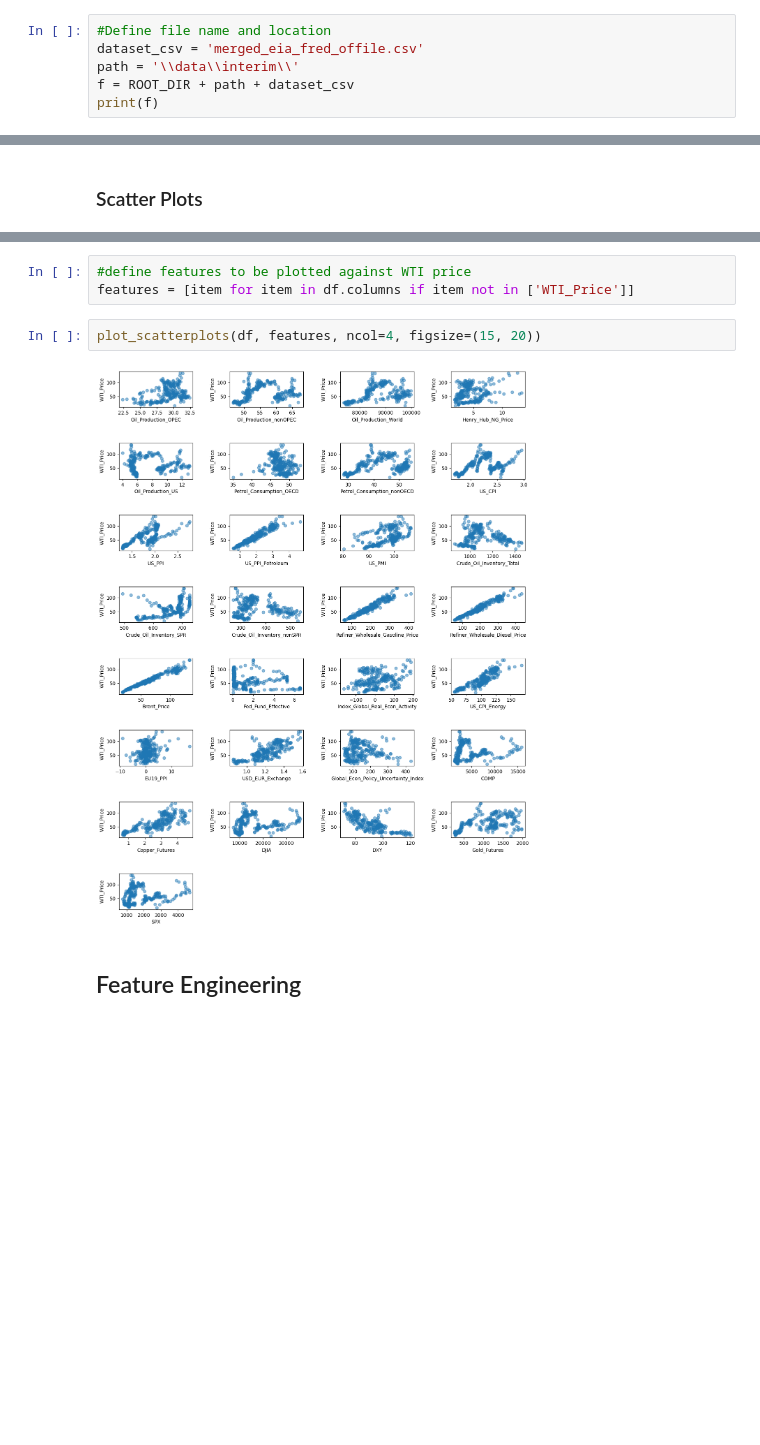
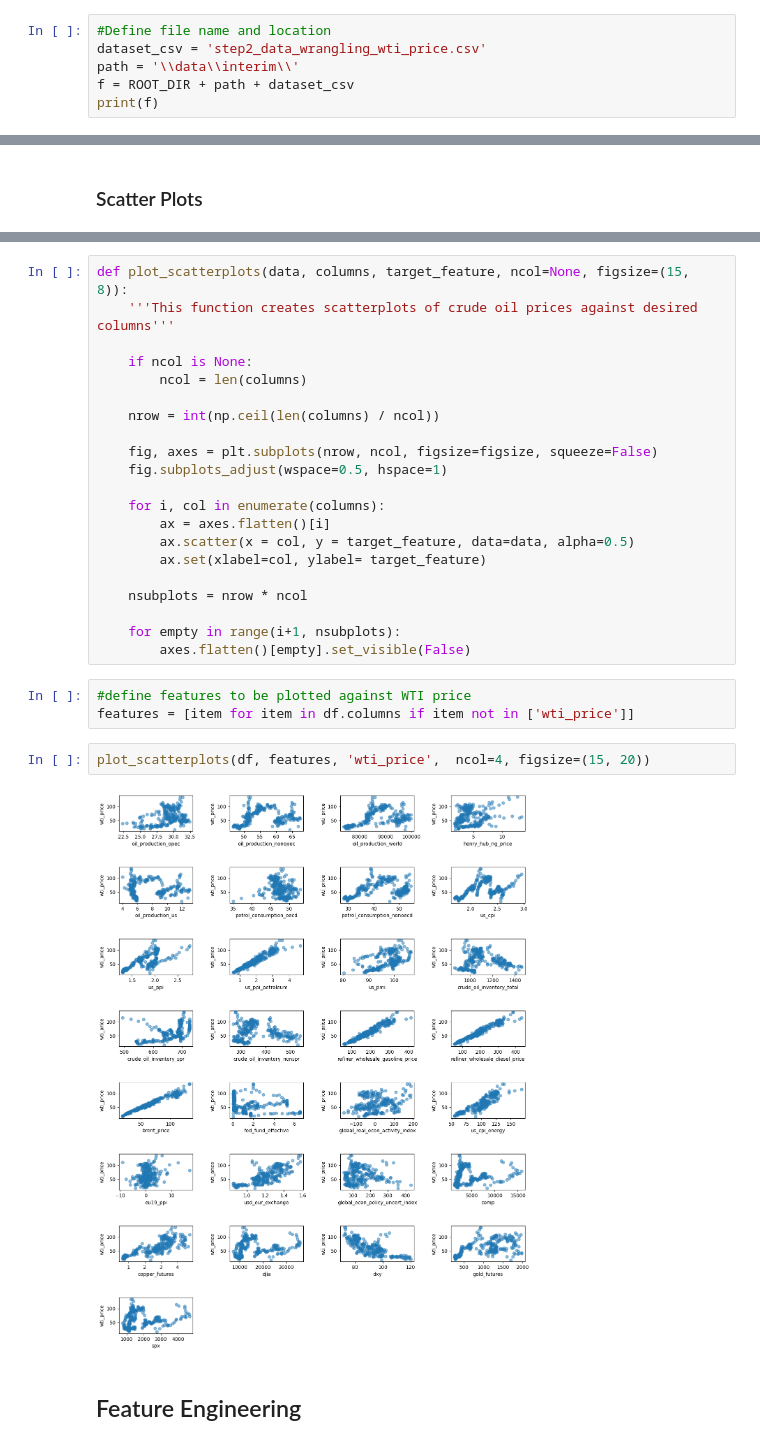
Before and after one commit to faridjn/WTI_Crude_Oil_Price_Prediction_Using_ML, a Jupyter notebook: notebooks/03_exploratory_data_analysis.ipynb, the cells around one changed output, grey strips where cells are left out. Drawn from its saved outputs; the diff is of its cells as text; blank space fills up the shorter version.

```diff
--- a/notebooks/03_exploratory_data_analysis.ipynb
+++ b/notebooks/03_exploratory_data_analysis.ipynb
@@ -30,7 +30,7 @@ print(ROOT_DIR)
 D:\gitProjects\springboard_capstone_1\Springboard_Capstone_01
 # %%
 #Define file name and location
-dataset_csv = 'merged_eia_fred_offile.csv'
+dataset_csv = 'step2_data_wrangling_wti_price.csv'
 path = '\\data\\interim\\'
 f = ROOT_DIR + path + dataset_csv
 print(f)
@@ -192,10 +195,31 @@ def plot_scatterplots(data, columns, ncol=None, figsize=(15, 8)):
+# %%
+def plot_scatterplots(data, columns, target_feature, ncol=None, figsize=(15, 8)):
+    '''This function creates scatterplots of crude oil prices against desired columns'''
+
+    if ncol is None:
+        ncol = len(columns)
+
+    nrow = int(np.ceil(len(columns) / ncol))
+
+    fig, axes = plt.subplots(nrow, ncol, figsize=figsize, squeeze=False)
+    fig.subplots_adjust(wspace=0.5, hspace=1)
+
+    for i, col in enumerate(columns):
+        ax = axes.flatten()[i]
+        ax.scatter(x = col, y = target_feature, data=data, alpha=0.5)
+        ax.set(xlabel=col, ylabel= target_feature)
+
+    nsubplots = nrow * ncol
+
+    for empty in range(i+1, nsubplots):
+        axes.flatten()[empty].set_visible(False)
 # %%
 #define features to be plotted against WTI price
-features = [item for item in df.columns if item not in ['WTI_Price']]
+features = [item for item in df.columns if item not in ['wti_price']]
 # %%
-plot_scatterplots(df, features, ncol=4, figsize=(15, 20))
+plot_scatterplots(df, features, 'wti_price',  ncol=4, figsize=(15, 20))
 # %% [output]
-[figure, old version]
+[figure, new version]
 # %% [markdown]
 ## Feature Engineering
 # %% [markdown]
```
Also changed, not shown: parts of 28 cells of this notebook, 2 other files.
